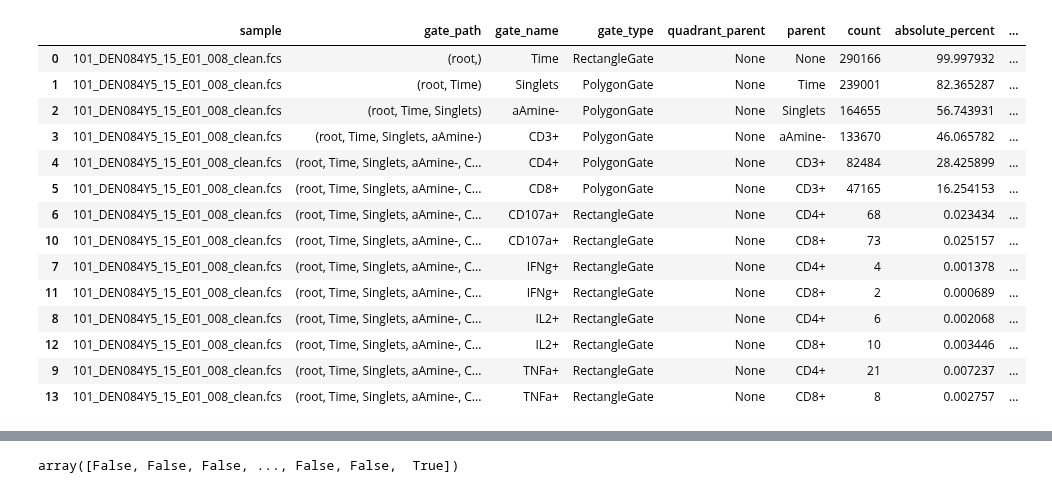
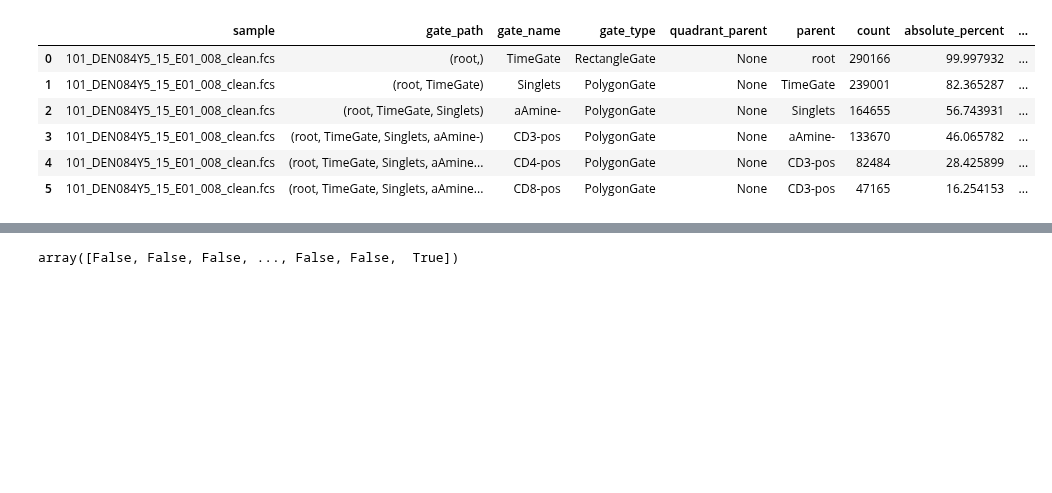
Before and after one commit to whitews/FlowKit, a Jupyter notebook: docs/notebooks/flowkit-tutorial-part05-session-class.ipynb, the cells around one changed output, grey strips where cells are left out. Cells and saved outputs as stored; diff of their text form; code cells hidden in the pictures; blank space fills up the shorter version.

```diff
--- a/docs/notebooks/flowkit-tutorial-part05-session-class.ipynb
+++ b/docs/notebooks/flowkit-tutorial-part05-session-class.ipynb
@@ -57,13 +57,10 @@ Let's jump in and load some files and a FlowJo workspace. We'll then review the
 # %%
 # setup some file paths for our data
-base_dir = "../../examples/data/8_color_data_set"
+base_dir = "../../data/8_color_data_set"
 
-sample_path = os.path.join(base_dir, "fcs_files")
-wsp_path = os.path.join(base_dir, "8_color_ICS.wsp")
+fcs_dir = os.path.join(base_dir, "fcs_files")
+gml_path = os.path.join(base_dir, "8_color_ICS.xml")
 # %%
-# Create a Session with the path to our FCS files.
-# Alternatively, FCS files can be added using the 'add_samples' method
-session = fk.Session(sample_path)
-
-# import a FlowJo 10 workspace file
-session.import_flowjo_workspace(wsp_path)
+# Create a Session with the path to our GatingML document and the directory containing our FCS files.
+# Alternatively, FCS files can be added later using the 'add_samples' method.
+session = fk.Session(gating_strategy=gml_path, fcs_samples=fcs_dir)
@@ -157,24 +131,16 @@ session.get_group_report(sample_group)
 # %%
 # what if we want to review the gates for a sample
 sample_id = '101_DEN084Y5_15_E01_008_clean.fcs'
-sample_results = session.get_gating_results(sample_group, sample_id)
+sample_results = session.get_gating_results(sample_id)
 sample_results.report
 # %% [output]
 |  | sample | gate_path | gate_name | gate_type | quadrant_parent | parent | count | absolute_percent | ... |
-| 0 | 101_DEN084Y5_15_E01_008_clean.fcs | (root,) | Time | RectangleGate | None | None | 290166 | 99.997932 | ... |
-| 1 | 101_DEN084Y5_15_E01_008_clean.fcs | (root, Time) | Singlets | PolygonGate | None | Time | 239001 | 82.365287 | ... |
-| 2 | 101_DEN084Y5_15_E01_008_clean.fcs | (root, Time, Singlets) | aAmine- | PolygonGate | None | Singlets | 164655 | 56.743931 | ... |
-| 3 | 101_DEN084Y5_15_E01_008_clean.fcs | (root, Time, Singlets, aAmine-) | CD3+ | PolygonGate | None | aAmine- | 133670 | 46.065782 | ... |
-| 4 | 101_DEN084Y5_15_E01_008_clean.fcs | (root, Time, Singlets, aAmine-, C... | CD4+ | PolygonGate | None | CD3+ | 82484 | 28.425899 | ... |
-| 5 | 101_DEN084Y5_15_E01_008_clean.fcs | (root, Time, Singlets, aAmine-, C... | CD8+ | PolygonGate | None | CD3+ | 47165 | 16.254153 | ... |
-| 6 | 101_DEN084Y5_15_E01_008_clean.fcs | (root, Time, Singlets, aAmine-, C... | CD107a+ | RectangleGate | None | CD4+ | 68 | 0.023434 | ... |
-| 10 | 101_DEN084Y5_15_E01_008_clean.fcs | (root, Time, Singlets, aAmine-, C... | CD107a+ | RectangleGate | None | CD8+ | 73 | 0.025157 | ... |
-| 7 | 101_DEN084Y5_15_E01_008_clean.fcs | (root, Time, Singlets, aAmine-, C... | IFNg+ | RectangleGate | None | CD4+ | 4 | 0.001378 | ... |
-| 11 | 101_DEN084Y5_15_E01_008_clean.fcs | (root, Time, Singlets, aAmine-, C... | IFNg+ | RectangleGate | None | CD8+ | 2 | 0.000689 | ... |
-| 8 | 101_DEN084Y5_15_E01_008_clean.fcs | (root, Time, Singlets, aAmine-, C... | IL2+ | RectangleGate | None | CD4+ | 6 | 0.002068 | ... |
-| 12 | 101_DEN084Y5_15_E01_008_clean.fcs | (root, Time, Singlets, aAmine-, C... | IL2+ | RectangleGate | None | CD8+ | 10 | 0.003446 | ... |
-| 9 | 101_DEN084Y5_15_E01_008_clean.fcs | (root, Time, Singlets, aAmine-, C... | TNFa+ | RectangleGate | None | CD4+ | 21 | 0.007237 | ... |
-| 13 | 101_DEN084Y5_15_E01_008_clean.fcs | (root, Time, Singlets, aAmine-, C... | TNFa+ | RectangleGate | None | CD8+ | 8 | 0.002757 | ... |
+| 0 | 101_DEN084Y5_15_E01_008_clean.fcs | (root,) | TimeGate | RectangleGate | None | root | 290166 | 99.997932 | ... |
+| 1 | 101_DEN084Y5_15_E01_008_clean.fcs | (root, TimeGate) | Singlets | PolygonGate | None | TimeGate | 239001 | 82.365287 | ... |
+| 2 | 101_DEN084Y5_15_E01_008_clean.fcs | (root, TimeGate, Singlets) | aAmine- | PolygonGate | None | Singlets | 164655 | 56.743931 | ... |
+| 3 | 101_DEN084Y5_15_E01_008_clean.fcs | (root, TimeGate, Singlets, aAmine-) | CD3-pos | PolygonGate | None | aAmine- | 133670 | 46.065782 | ... |
+| 4 | 101_DEN084Y5_15_E01_008_clean.fcs | (root, TimeGate, Singlets, aAmine... | CD4-pos | PolygonGate | None | CD3-pos | 82484 | 28.425899 | ... |
+| 5 | 101_DEN084Y5_15_E01_008_clean.fcs | (root, TimeGate, Singlets, aAmine... | CD8-pos | PolygonGate | None | CD3-pos | 47165 | 16.254153 | ... |
 # %%
 # plot the gates for a sample
 for i, row in sample_results.report.iterrows():
```
Also changed, not shown: parts of 25 cells of this notebook, 3 other files.
